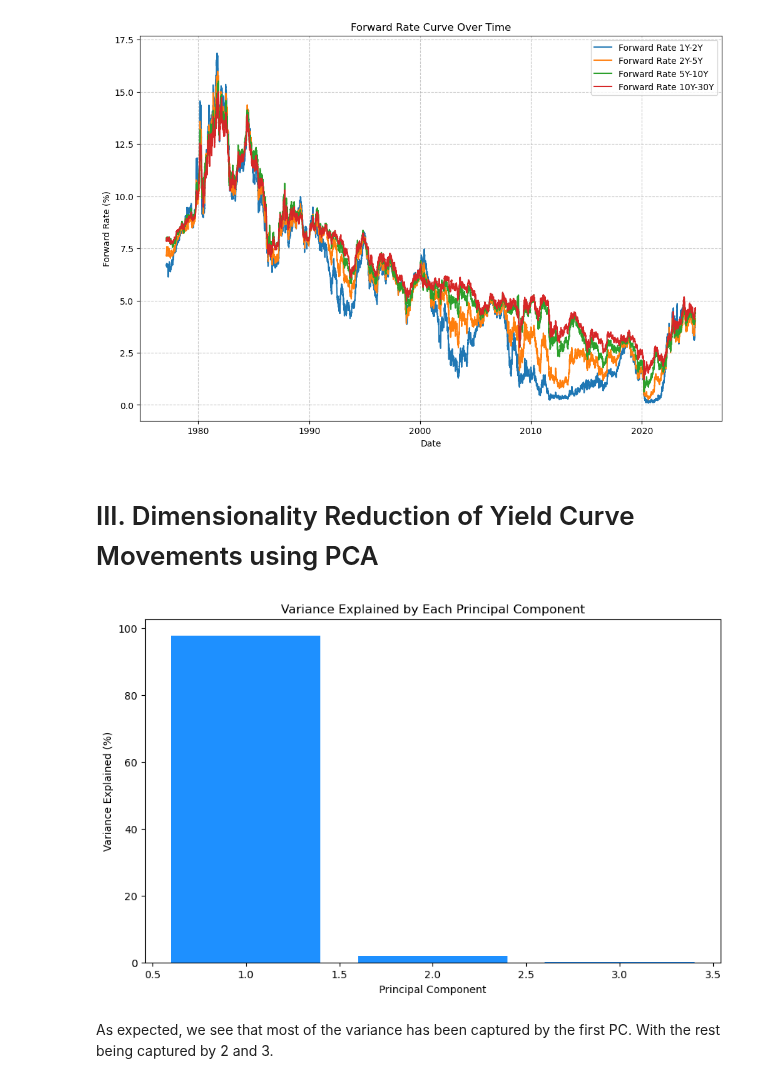
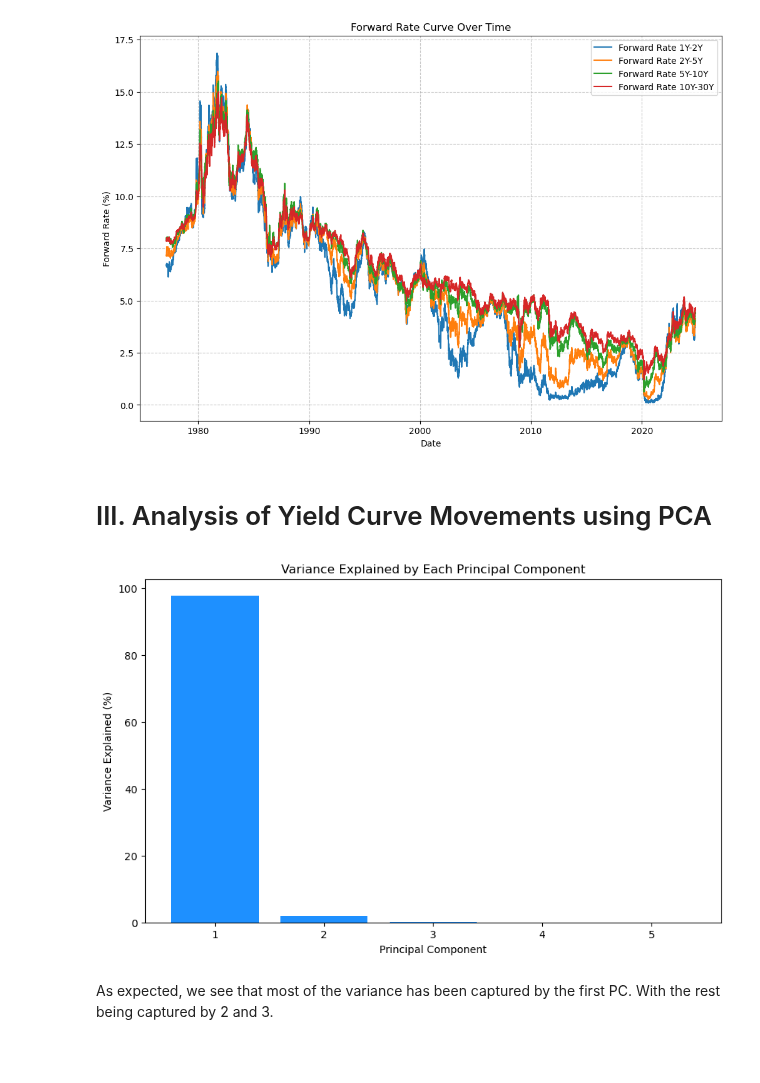
Before and after one commit to atkrish0/numerical-analysis-rbs, a Jupyter notebook: project/MAIN.ipynb, the cells around one changed output. Cells and saved outputs as stored; diff of their text form; code cells hidden in the pictures; blank space fills up the shorter version.

```diff
--- a/project/MAIN.ipynb
+++ b/project/MAIN.ipynb
@@ -292,26 +216,26 @@ DATE
 1977-02-21  6.728915  7.339630  8.003176  7.942927
 [figure]
 # %% [markdown]
-# III. Dimensionality Reduction of Yield Curve Movements using PCA
+# III. Analysis of Yield Curve Movements using PCA
 # %%
 yield_data = yc[['1Y', '2Y', '5Y', '10Y', '30Y']]
 
 scaler = StandardScaler()
 yield_data_std = scaler.fit_transform(yield_data)
 
-pca = PCA(n_components=3)
+pca = PCA(n_components=5)
 pca.fit(yield_data_std)
 yield_pca = pca.transform(yield_data_std)
 explained_variance = pca.explained_variance_ratio_
 
 plt.figure(figsize=(10, 6))
 plt.bar(range(1, len(explained_variance) + 1), explained_variance * 100, color='dodgerblue')
 plt.title("Variance Explained by Each Principal Component")
 plt.xlabel("Principal Component")
 plt.ylabel("Variance Explained (%)")
 plt.show()
 # %% [output]
-[figure, old version]
+[figure, new version]
 # %% [markdown]
 As expected, we see that most of the variance has been captured by the first PC. With the rest being captured by 2 and 3.
 # %%
```
Also changed, not shown: parts of 22 cells of this notebook, 2 other files.
